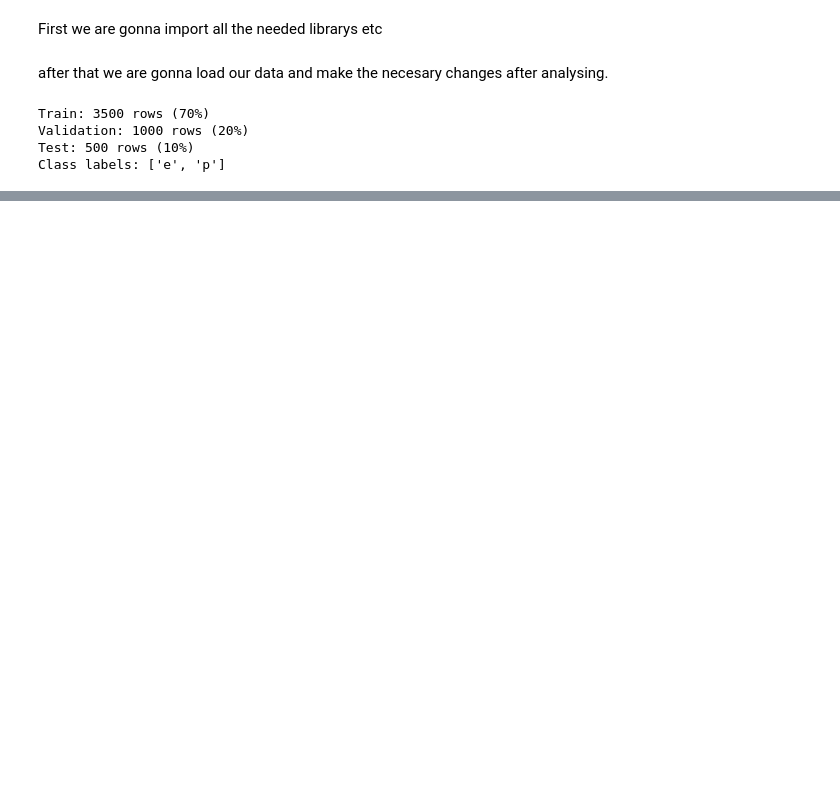
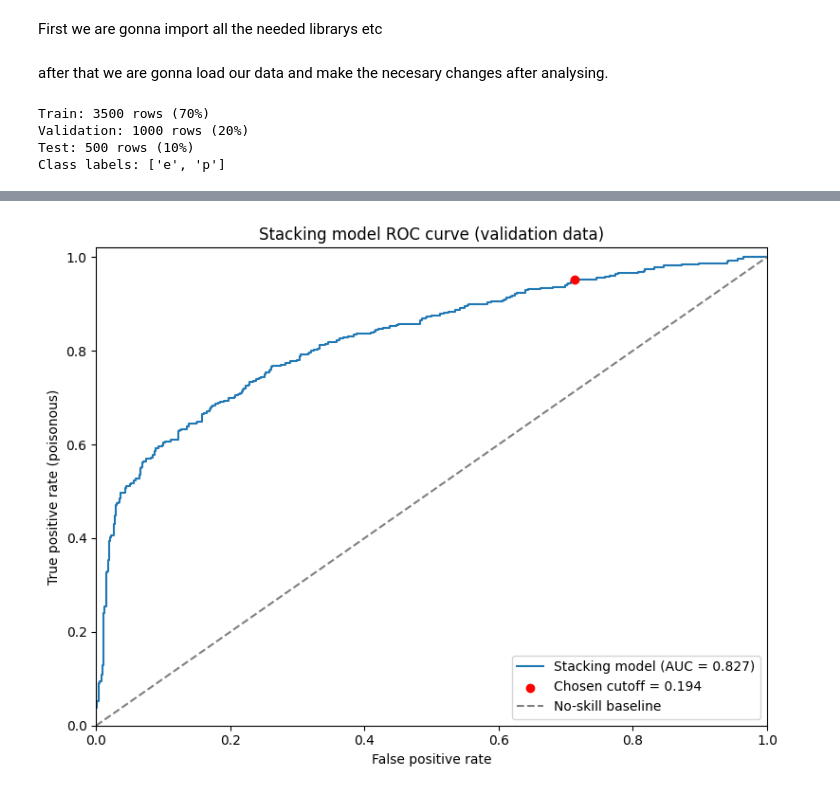
Before and after one commit to dmitcher7/CloudAI-Challenge, a Jupyter notebook: mushrooms/Cisse/3-Models-Final.ipynb, the cells around one changed output, grey strips where cells are left out. Drawn from its saved outputs; the diff is of its cells as text; code cells hidden in the pictures; blank space fills up the shorter version.

```diff
--- a/mushrooms/Cisse/3-Models-Final.ipynb
+++ b/mushrooms/Cisse/3-Models-Final.ipynb
@@ -296,0 +281,92 @@ Saved 5 fitted model pickle files and model outputs to: C:\school\AI\Deep Learni
+# %%
+# Plot the stacking model's validation ROC and select a high-poisonous-recall cutoff.
+from sklearn.metrics import auc, roc_curve
+
+poisonous_label = label_map['p']
+model = models['stacking']
+poisonous_column = list(model.classes_).index(poisonous_label)
+validation_probabilities = model.predict_proba(X_val)[:, poisonous_column]
+fpr, tpr, candidates = roc_curve(y_val_encoded == poisonous_label, validation_probabilities)
+model_auc = auc(fpr, tpr)
+
+# Require at least 95% poisonous recall on validation; choose the highest qualifying cutoff.
+target_poisonous_recall = 0.95
+qualifying_indices = np.flatnonzero((tpr >= target_poisonous_recall) & np.isfinite(candidates))
+if qualifying_indices.size == 0:
+    raise ValueError(
+        f'No finite threshold reaches {target_poisonous_recall:.0%} poisonous recall on validation data.'
+    )
+best_index = int(qualifying_indices[np.argmax(candidates[qualifying_indices])])
+poisonous_threshold = float(candidates[best_index])
+
+fig, ax = plt.subplots(figsize=(8, 6))
+ax.plot(fpr, tpr, label=f'Stacking model (AUC = {model_auc:.3f})')
+ax.scatter(fpr[best_index], tpr[best_index], color='red', zorder=3,
+           label=f'Chosen cutoff = {poisonous_threshold:.3f}')
+ax.plot([0, 1], [0, 1], linestyle='--', color='gray', label='No-skill baseline')
+ax.set(xlabel='False positive rate', ylabel='True positive rate (poisonous)',
+       title='Stacking model ROC curve (validation data)', xlim=(0, 1), ylim=(0, 1.02))
+ax.legend(loc='lower right')
+plt.tight_layout()
+plt.show()
+
+print(f'Validation ROC AUC: {model_auc:.3f}')
+print(f'Chosen poisonous probability threshold: {poisonous_threshold:.3f}')
+print(f'Target validation poisonous recall: {target_poisonous_recall:.1%}')
+print(f'Validation false-positive rate at cutoff: {fpr[best_index]:.3f}')
+print(f'Validation poisonous recall at cutoff: {tpr[best_index]:.3f}')
+
+# Compare the default 0.50 cutoff with the recall-focused validation cutoff on test data.
+test_probabilities = model.predict_proba(X_test)[:, poisonous_column]
+default_test_predictions = np.where(test_probabilities >= 0.50, poisonous_label, label_map['e'])
+threshold_test_predictions = np.where(
+    test_probabilities >= poisonous_threshold, poisonous_label, label_map['e']
+)
+default_test_confusion = confusion_matrix(
+    y_test_encoded, default_test_predictions, labels=encoded_labels
+)
+threshold_test_confusion = confusion_matrix(
+    y_test_encoded, threshold_test_predictions, labels=encoded_labels
+)
+
+fig, axes = plt.subplots(1, 2, figsize=(10, 4))
+for ax, matrix, title in zip(
+    axes,
+    [default_test_confusion, threshold_test_confusion],
+    ['Default cutoff (0.50)', f'High-recall cutoff ({poisonous_threshold:.3f})'],
+):
+    sns.heatmap(
+        matrix, annot=True, fmt='d', cmap='Blues', cbar=False,
+        xticklabels=class_labels, yticklabels=class_labels, ax=ax,
+    )
+    ax.set(title=title, xlabel='Predicted class', ylabel='Actual class')
+plt.tight_layout()
+plt.show()
+
+print('Confusion matrix rows = actual [e, p], columns = predicted [e, p].')
+print('False negatives (poisonous mushrooms predicted edible):')
+print(f'  Default cutoff: {default_test_confusion[1, 0]}')
+print(f'  High-recall cutoff: {threshold_test_confusion[1, 0]}')
+print('False positives (edible mushrooms predicted poisonous; these may increase):')
+print(f'  Default cutoff: {default_test_confusion[0, 1]}')
+print(f'  High-recall cutoff: {threshold_test_confusion[0, 1]}')
+print('Poisonous recall on test set:')
+print(f'  Default cutoff: {default_test_confusion[1, 1] / default_test_confusion[1].sum():.3f}')
+print(f'  High-recall cutoff: {threshold_test_confusion[1, 1] / threshold_test_confusion[1].sum():.3f}')
+
+model_outputs['poisonous_probability_threshold'] = poisonous_threshold
+model_outputs['validation_roc'] = {
+    'fpr': fpr,
+    'tpr': tpr,
+    'auc': model_auc,
+    'threshold': poisonous_threshold,
+    'target_poisonous_recall': target_poisonous_recall,
+}
+model_outputs['test_default_confusion_matrix'] = default_test_confusion
+model_outputs['test_threshold_confusion_matrix'] = threshold_test_confusion
+model_outputs['test_threshold_predictions'] = threshold_test_predictions
+with (output_dir / 'mushroom_model_outputs.pkl').open('wb') as outputs_file:
+    pickle.dump(model_outputs, outputs_file, protocol=pickle.HIGHEST_PROTOCOL)
+print('Updated model outputs at:', (output_dir / 'mushroom_model_outputs.pkl').resolve())
+# %% [output]
+[figure, added]
```
Also changed, not shown: parts of 5 cells of this notebook, 2 other files.
